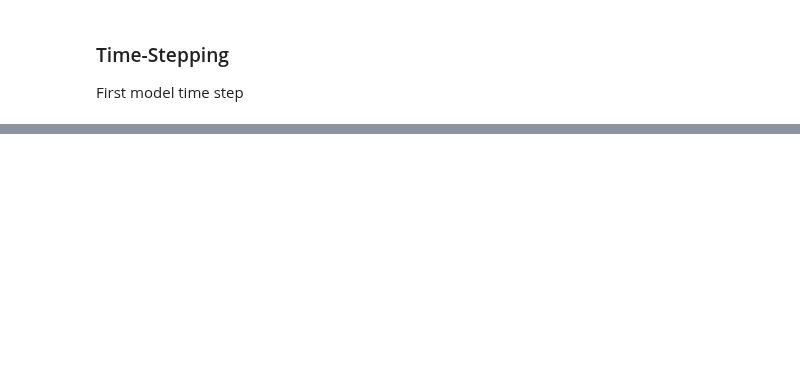
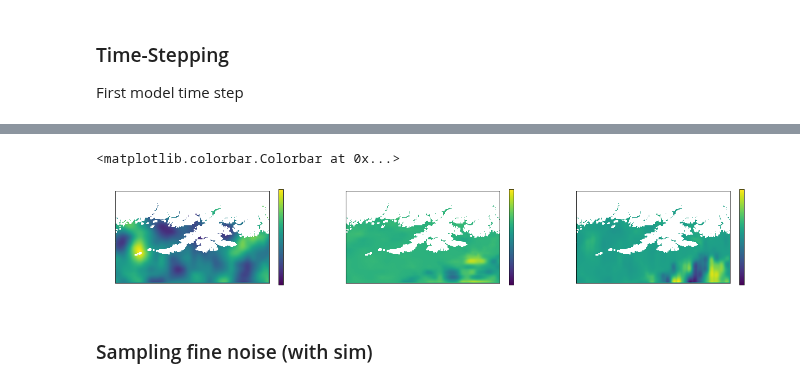
Before and after one commit to sintefmath/multilevelDA, a Jupyter notebook: notebooks/MultiResSim.ipynb, the cells around one changed output, grey strips where cells are left out. Cells and saved outputs as stored; diff of their text form; code cells hidden in the pictures; blank space fills up the shorter version.

```diff
--- a/notebooks/MultiResSim.ipynb
+++ b/notebooks/MultiResSim.ipynb
@@ -114,0 +161,8 @@ for ax_s in axs:
+# %%
+fine_data_args = NetCDFInitialization.removeMetadata(NetCDFInitialization.rescaleInitialConditions(NetCDFInitialization.getInitialConditionsNorKystCases(nk800_url, "lofoten", download_data=False, norkyst_data=False), 1.2))
+# %%
+fine_sim_args = {
+    "dt": 0.0,
+    "small_scale_perturbation":True,
+    "small_scale_perturbation_interpolation_factor":21
+     }
@@ -114,0 +174,18 @@ for ax_s in axs:
+# %%
+fine_eta_before, fine_hu_before, fine_hv_before = fine_sim.download()
+#fine_sim.perturbState()
+fine_sim.small_scale_model_error.perturbOceanState(fine_sim.gpu_data.h0, fine_sim.gpu_data.hu0, fine_sim.gpu_data.hv0, fine_sim.bathymetry.Bi, fine_sim.f, ghost_cells_x=2, ghost_cells_y=2)
+fine_eta_after, fine_hu_after, fine_hv_after = fine_sim.download()
+
+fig, axs = plt.subplots(1,3, figsize=(20,10))
+im = axs[0].imshow((fine_eta_after-fine_eta_before))
+plt.colorbar(im, ax=axs[0], shrink=0.3)
+im = axs[1].imshow((fine_hu_after-fine_hu_before))
+plt.colorbar(im, ax=axs[1], shrink=0.3)
+im = axs[2].imshow((fine_hv_after-fine_hv_before))
+plt.colorbar(im, ax=axs[2], shrink=0.3)
+# %% [output]
+<matplotlib.colorbar.Colorbar at 0x...>
+[figure, added]
+# %% [markdown]
+### Sampling fine noise (with sim)
```
Also changed, not shown: parts of 48 cells of this notebook.
